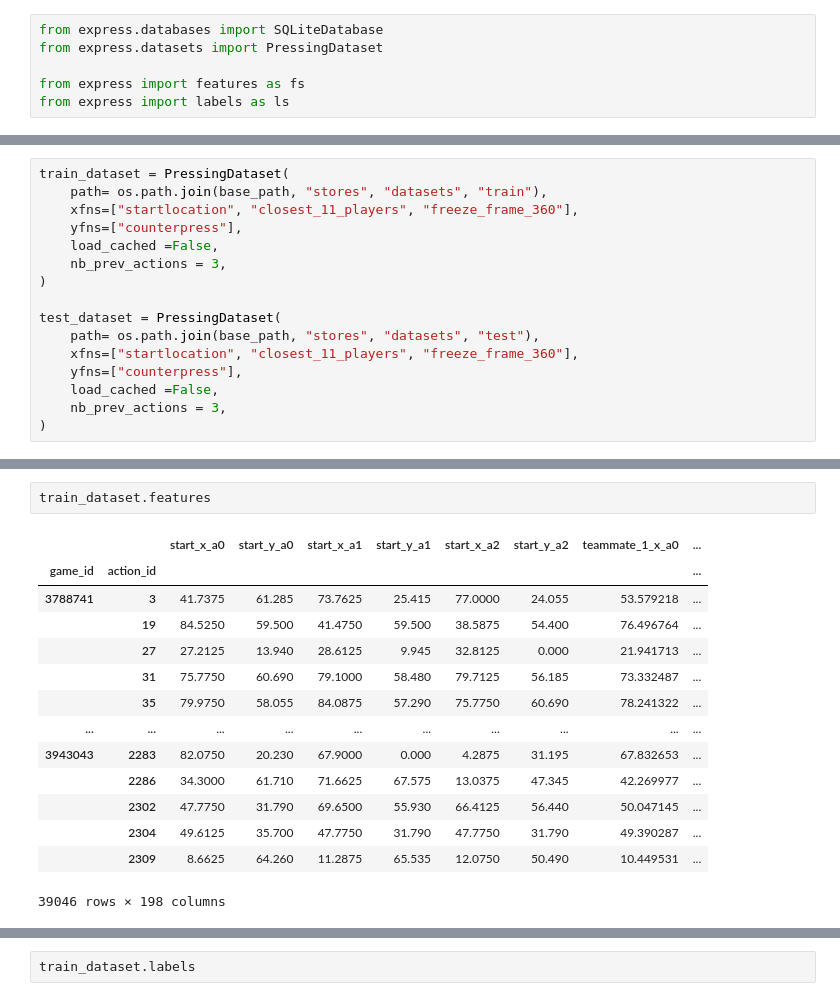
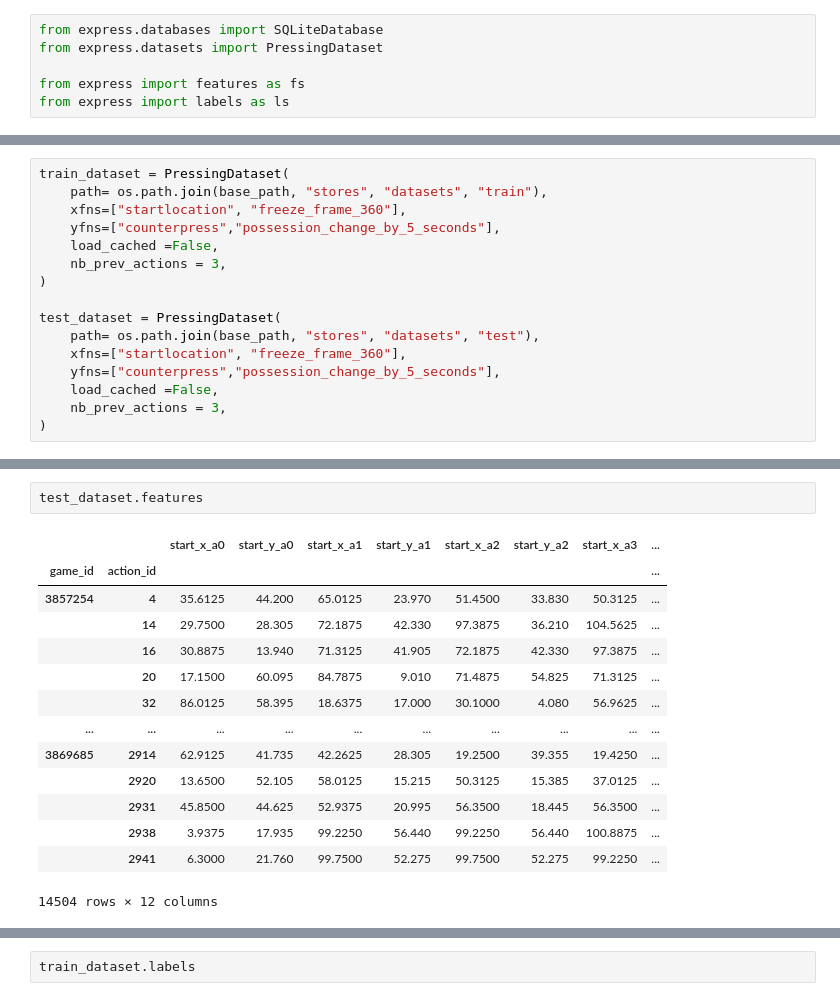
Before and after one commit to leemingo/sr-press, a Jupyter notebook: notebook/2-computing-and-storing-features.ipynb, the cells around one changed output, grey strips where cells are left out. Saved outputs shown, nothing was run; the diff lists cells and outputs as text.

```diff
--- a/notebook/2-computing-and-storing-features.ipynb
+++ b/notebook/2-computing-and-storing-features.ipynb
@@ -43,16 +54,16 @@ Labels: ['concede_shots', 'counterpress']
 # %%
 train_dataset = PressingDataset(
     path= os.path.join(base_path, "stores", "datasets", "train"),
-    xfns=["startlocation", "closest_11_players", "freeze_frame_360"],
-    yfns=["counterpress"],
+    xfns=["startlocation", "freeze_frame_360"],
+    yfns=["counterpress","possession_change_by_5_seconds"],
     load_cached =False,
     nb_prev_actions = 3,
 )
 
 test_dataset = PressingDataset(
     path= os.path.join(base_path, "stores", "datasets", "test"),
-    xfns=["startlocation", "closest_11_players", "freeze_frame_360"],
-    yfns=["counterpress"],
+    xfns=["startlocation", "freeze_frame_360"],
+    yfns=["counterpress","possession_change_by_5_seconds"],
     load_cached =False,
     nb_prev_actions = 3,
 )
@@ -62,17 +80,17 @@ test_dataset.create(test_db)
 # %%
-train_dataset.features
+test_dataset.features
 # %% [output]
-|  |  | start_x_a0 | start_y_a0 | start_x_a1 | start_y_a1 | start_x_a2 | start_y_a2 | teammate_1_x_a0 | ... |
+|  |  | start_x_a0 | start_y_a0 | start_x_a1 | start_y_a1 | start_x_a2 | start_y_a2 | start_x_a3 | ... |
 | game_id | action_id |  |  |  |  |  |  |  | ... |
-| 3788741 | 3 | 41.7375 | 61.285 | 73.7625 | 25.415 | 77.0000 | 24.055 | 53.579218 | ... |
-|  | 19 | 84.5250 | 59.500 | 41.4750 | 59.500 | 38.5875 | 54.400 | 76.496764 | ... |
-|  | 27 | 27.2125 | 13.940 | 28.6125 | 9.945 | 32.8125 | 0.000 | 21.941713 | ... |
-|  | 31 | 75.7750 | 60.690 | 79.1000 | 58.480 | 79.7125 | 56.185 | 73.332487 | ... |
-|  | 35 | 79.9750 | 58.055 | 84.0875 | 57.290 | 75.7750 | 60.690 | 78.241322 | ... |
+| 3857254 | 4 | 35.6125 | 44.200 | 65.0125 | 23.970 | 51.4500 | 33.830 | 50.3125 | ... |
+|  | 14 | 29.7500 | 28.305 | 72.1875 | 42.330 | 97.3875 | 36.210 | 104.5625 | ... |
+|  | 16 | 30.8875 | 13.940 | 71.3125 | 41.905 | 72.1875 | 42.330 | 97.3875 | ... |
+|  | 20 | 17.1500 | 60.095 | 84.7875 | 9.010 | 71.4875 | 54.825 | 71.3125 | ... |
+|  | 32 | 86.0125 | 58.395 | 18.6375 | 17.000 | 30.1000 | 4.080 | 56.9625 | ... |
 | ... | ... | ... | ... | ... | ... | ... | ... | ... | ... |
-| 3943043 | 2283 | 82.0750 | 20.230 | 67.9000 | 0.000 | 4.2875 | 31.195 | 67.832653 | ... |
-|  | 2286 | 34.3000 | 61.710 | 71.6625 | 67.575 | 13.0375 | 47.345 | 42.269977 | ... |
-|  | 2302 | 47.7750 | 31.790 | 69.6500 | 55.930 | 66.4125 | 56.440 | 50.047145 | ... |
-|  | 2304 | 49.6125 | 35.700 | 47.7750 | 31.790 | 47.7750 | 31.790 | 49.390287 | ... |
-|  | 2309 | 8.6625 | 64.260 | 11.2875 | 65.535 | 12.0750 | 50.490 | 10.449531 | ... |
+| 3869685 | 2914 | 62.9125 | 41.735 | 42.2625 | 28.305 | 19.2500 | 39.355 | 19.4250 | ... |
+|  | 2920 | 13.6500 | 52.105 | 58.0125 | 15.215 | 50.3125 | 15.385 | 37.0125 | ... |
+|  | 2931 | 45.8500 | 44.625 | 52.9375 | 20.995 | 56.3500 | 18.445 | 56.3500 | ... |
+|  | 2938 | 3.9375 | 17.935 | 99.2250 | 56.440 | 99.2250 | 56.440 | 100.8875 | ... |
+|  | 2941 | 6.3000 | 21.760 | 99.7500 | 52.275 | 99.7500 | 52.275 | 99.2250 | ... |
-39046 rows × 198 columns
+14504 rows × 12 columns
```
Also changed, not shown: parts of 7 cells of this notebook, 30 other files.
